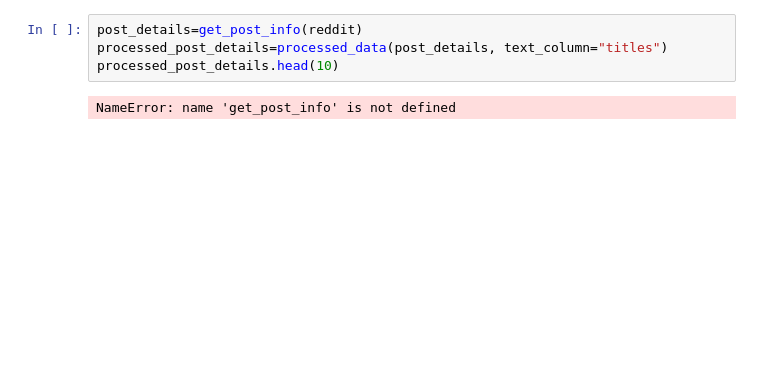
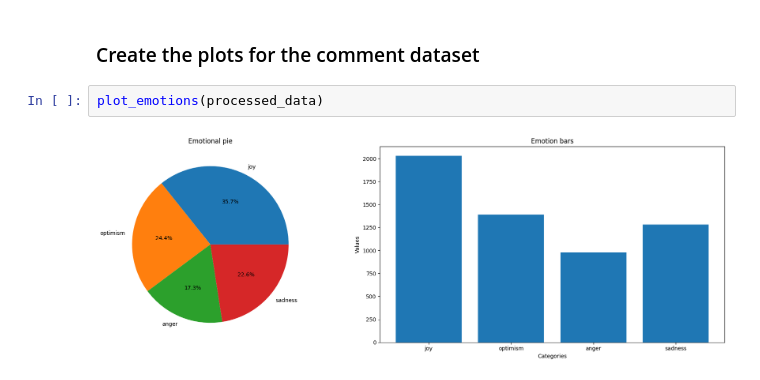
Before and after one commit to VoeP/reddit_sentiment, a Jupyter notebook: scraping/refining_scraping_approach.ipynb, the cells around one changed output. Cells and saved outputs as stored; diff of their text form; blank space fills up the shorter version.

Commit message:
finalizing sentiment pltos per psot comment section

```diff
--- a/scraping/refining_scraping_approach.ipynb
+++ b/scraping/refining_scraping_approach.ipynb
@@ -24,6 +25,6 @@ processed_data.head(10)
-# %%
-post_details=get_post_info(reddit)
-processed_post_details=processed_data(post_details, text_column="titles")
-processed_post_details.head(10)
-# %% [output]
-NameError: name 'get_post_info' is not defined
+# %% [markdown]
+### Create the plots for the comment dataset
+# %%
+plot_emotions(processed_data)
+# %% [output]
+[figure, added]
```
Also changed, not shown: parts of 10 cells of this notebook, 4 other files.
